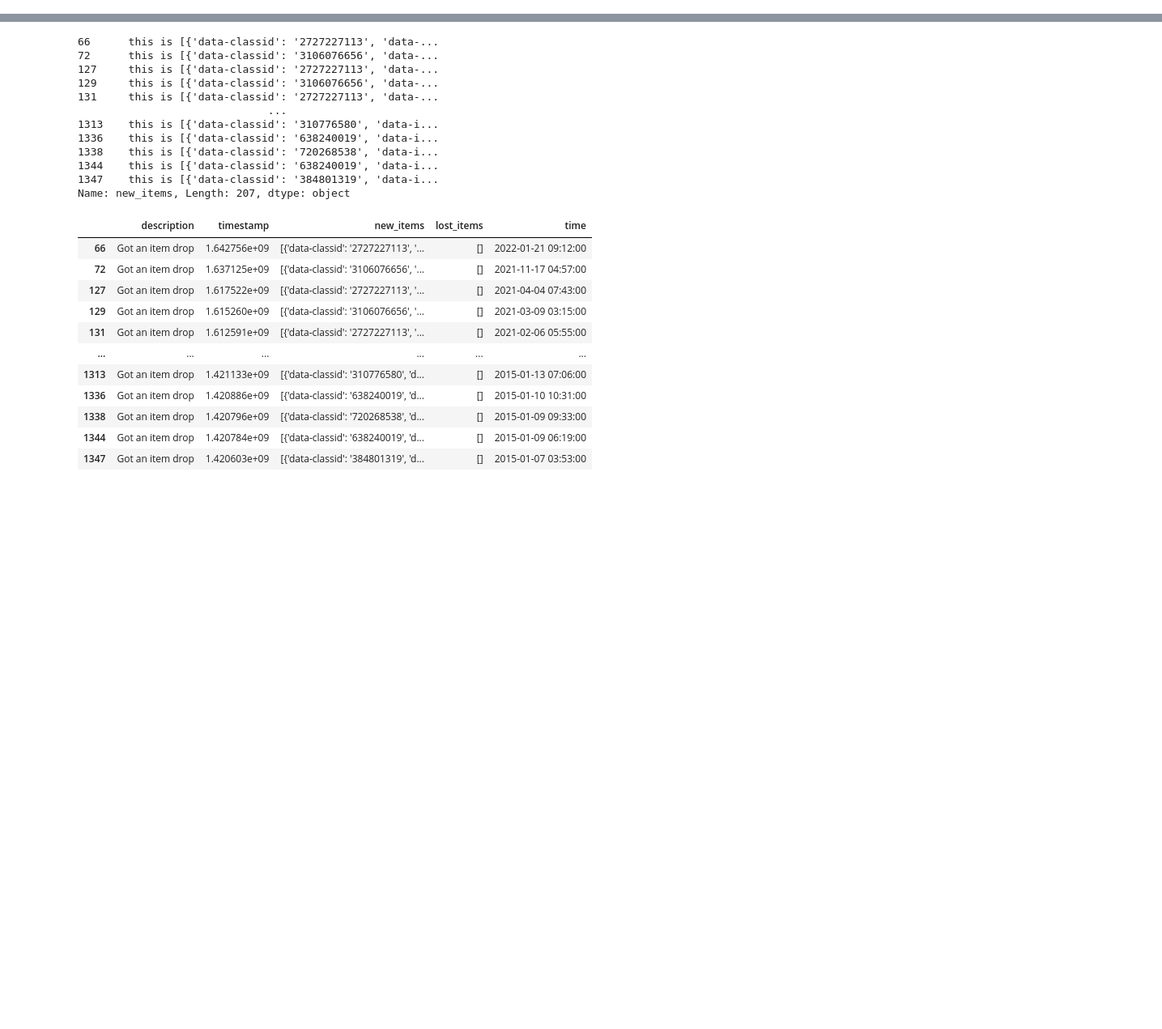
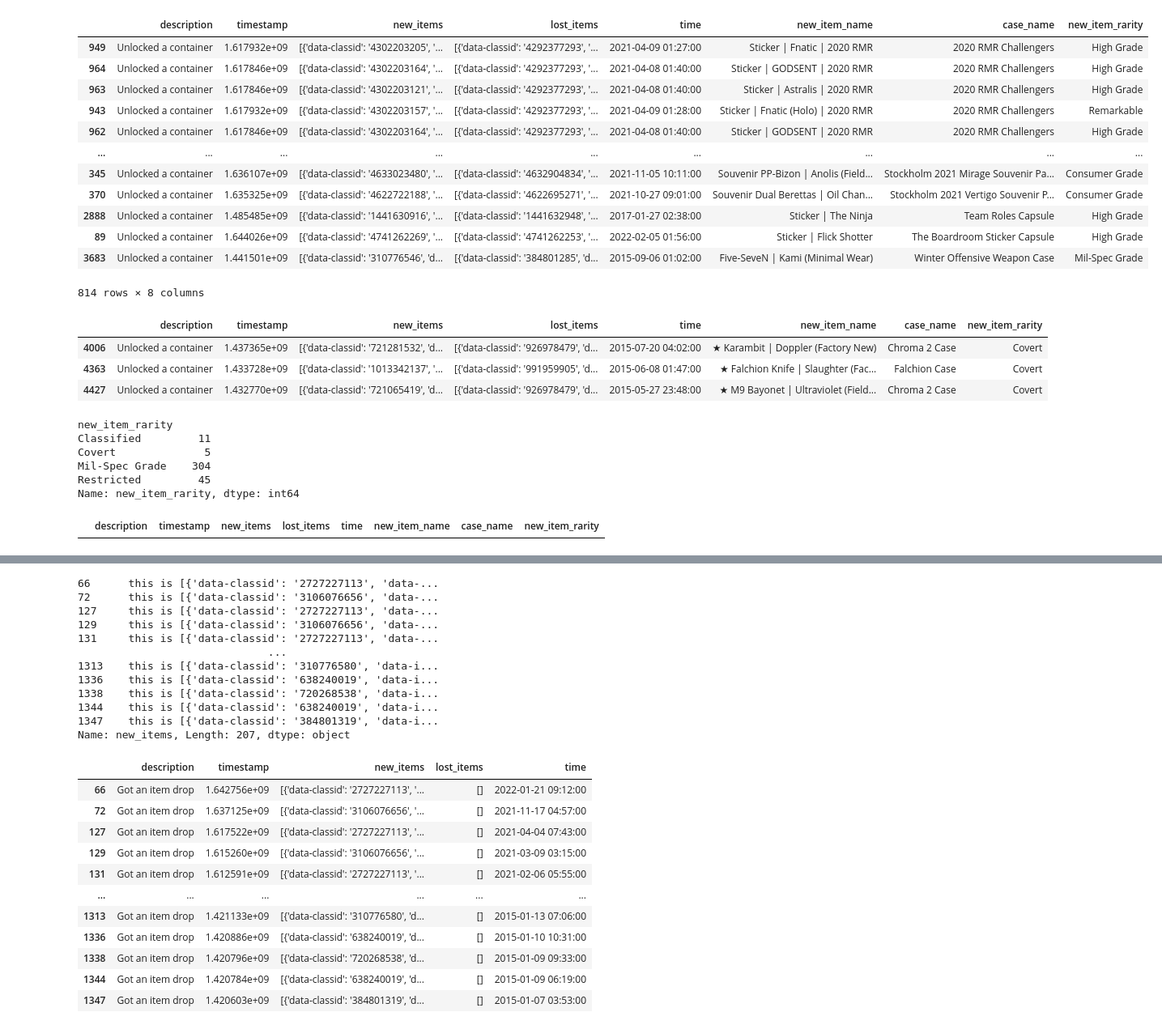
Before and after one commit to andreaskeller96/csgo-case-statistics, a Jupyter notebook: stats.ipynb, the cells around one changed output, grey strips where cells are left out. Shown: that part at 81% size. Saved outputs shown, nothing was run; the diff lists cells and outputs as text; code cells hidden in the pictures; blank space fills up the shorter version.

```diff
--- a/stats.ipynb
+++ b/stats.ipynb
@@ -160,9 +164,10 @@ def get_inventory_history(session):
     full_site = response.text
     item_dict = item_json["730"]
     history = create_inventory_history_list(full_site)
+    print()
 
     while True:
-        print(f"Currently registered {len(history)} inventory changes")
+        print(f"\rCurrently registered {len(history)} inventory changes")
         req_data = {
             "ajax": "1",
             "sessionid": sessionid,
@@ -172,6 +177,13 @@ def get_inventory_history(session):
         for num, app in enumerate(filter_apps):
             req_data[f"app[{num}]"] = app
         response = session.get(profile_link+"/inventoryhistory/", params=req_data)
+        if response.status_code != 200:
+            print("")
+            for i in range(30, 0, -1):
+                print(f"\rWaiting for {i} seconds due to rate limit")
+                time.sleep(1)
+            print("Continuing")
+            continue
         response_JSON = json.loads(response.text)
         if "html" in response_JSON:
             history += create_inventory_history_list(response_JSON["html"])
@@ -185,7 +197,7 @@ def get_inventory_history(session):
 # %%
 session = create_steam_auth_session()
 # %%
-htm_site, item_json = get_inventory_history(session)
+inventory_history, item_json = get_inventory_history(session)
 # %% [output]
 Fetching Inventory History
 Currently registered 50 inventory changes
@@ -213,0 +283,19 @@ drops = df[df["description"]=="Got an item drop"]
+# %%
+case_openings = case_openings.assign(new_item_name = case_openings["new_items"].map(lambda x: item_json[f'{x[0]["data-classid"]}_{x[0]["data-instanceid"]}']["market_name"]))
+case_openings = case_openings.assign(case_name = case_openings["lost_items"].map(lambda x: next(item for item in [ item_json[f'{it["data-classid"]}_{it["data-instanceid"]}']["market_name"] for it in x] if "Key" not in item)))
+case_openings = case_openings.assign(new_item_rarity = case_openings["new_items"].map(lambda x: next(item["name"] for item in item_json[f'{x[0]["data-classid"]}_{x[0]["data-instanceid"]}']["tags"] if item["category"] == "Rarity")))
+case_openings.sort_values(by=["case_name"])
+# %% [output]
+|  | description | timestamp | new_items | lost_items | time | new_item_name | case_name | new_item_rarity |
+| 949 | Unlocked a container | 1.617932e+09 | [{'data-classid': '4302203205', '... | [{'data-classid': '4292377293', '... | 2021-04-09 01:27:00 | Sticker | Fnatic | 2020 RMR | 2020 RMR Challengers | High Grade |
+| 964 | Unlocked a container | 1.617846e+09 | [{'data-classid': '4302203164', '... | [{'data-classid': '4292377293', '... | 2021-04-08 01:40:00 | Sticker | GODSENT | 2020 RMR | 2020 RMR Challengers | High Grade |
+| 963 | Unlocked a container | 1.617846e+09 | [{'data-classid': '4302203121', '... | [{'data-classid': '4292377293', '... | 2021-04-08 01:40:00 | Sticker | Astralis | 2020 RMR | 2020 RMR Challengers | High Grade |
+| 943 | Unlocked a container | 1.617932e+09 | [{'data-classid': '4302203157', '... | [{'data-classid': '4292377293', '... | 2021-04-09 01:28:00 | Sticker | Fnatic (Holo) | 2020 RMR | 2020 RMR Challengers | Remarkable |
+| 962 | Unlocked a container | 1.617846e+09 | [{'data-classid': '4302203164', '... | [{'data-classid': '4292377293', '... | 2021-04-08 01:40:00 | Sticker | GODSENT | 2020 RMR | 2020 RMR Challengers | High Grade |
+| ... | ... | ... | ... | ... | ... | ... | ... | ... |
+| 345 | Unlocked a container | 1.636107e+09 | [{'data-classid': '4633023480', '... | [{'data-classid': '4632904834', '... | 2021-11-05 10:11:00 | Souvenir PP-Bizon | Anolis (Field... | Stockholm 2021 Mirage Souvenir Pa... | Consumer Grade |
+| 370 | Unlocked a container | 1.635325e+09 | [{'data-classid': '4622722188', '... | [{'data-classid': '4622695271', '... | 2021-10-27 09:01:00 | Souvenir Dual Berettas | Oil Chan... | Stockholm 2021 Vertigo Souvenir P... | Consumer Grade |
+| 2888 | Unlocked a container | 1.485485e+09 | [{'data-classid': '1441630916', '... | [{'data-classid': '1441632948', '... | 2017-01-27 02:38:00 | Sticker | The Ninja | Team Roles Capsule | High Grade |
+| 89 | Unlocked a container | 1.644026e+09 | [{'data-classid': '4741262269', '... | [{'data-classid': '4741262253', '... | 2022-02-05 01:56:00 | Sticker | Flick Shotter | The Boardroom Sticker Capsule | High Grade |
+| 3683 | Unlocked a container | 1.441501e+09 | [{'data-classid': '310776546', 'd... | [{'data-classid': '384801285', 'd... | 2015-09-06 01:02:00 | Five-SeveN | Kami (Minimal Wear) | Winter Offensive Weapon Case | Mil-Spec Grade |
+814 rows × 8 columns
@@ -214 +308,21 @@ drops = df[df["description"]=="Got an item drop"]
+# %%
+weapon_cases[weapon_cases["new_item_name"].str.contains("★")]
+# %% [output]
+|  | description | timestamp | new_items | lost_items | time | new_item_name | case_name | new_item_rarity |
+| 4006 | Unlocked a container | 1.437365e+09 | [{'data-classid': '721281532', 'd... | [{'data-classid': '926978479', 'd... | 2015-07-20 04:02:00 | ★ Karambit | Doppler (Factory New) | Chroma 2 Case | Covert |
+| 4363 | Unlocked a container | 1.433728e+09 | [{'data-classid': '1013342137', '... | [{'data-classid': '991959905', 'd... | 2015-06-08 01:47:00 | ★ Falchion Knife | Slaughter (Fac... | Falchion Case | Covert |
+| 4427 | Unlocked a container | 1.432770e+09 | [{'data-classid': '721065419', 'd... | [{'data-classid': '926978479', 'd... | 2015-05-27 23:48:00 | ★ M9 Bayonet | Ultraviolet (Field... | Chroma 2 Case | Covert |
+# %%
+weapon_cases.groupby(by=["new_item_rarity"])["new_item_rarity"].count()
+# %% [output]
+new_item_rarity
+Classified         11
+Covert              5
+Mil-Spec Grade    304
+Restricted         45
+Name: new_item_rarity, dtype: int64
+# %%
+weapon_cases[weapon_cases["case_name"].str.contains("Souvenir")]
+# %% [output]
+|  | description | timestamp | new_items | lost_items | time | new_item_name | case_name | new_item_rarity |
 # %%
```
Also changed, not shown: parts of 12 cells of this notebook, 1 other file.
